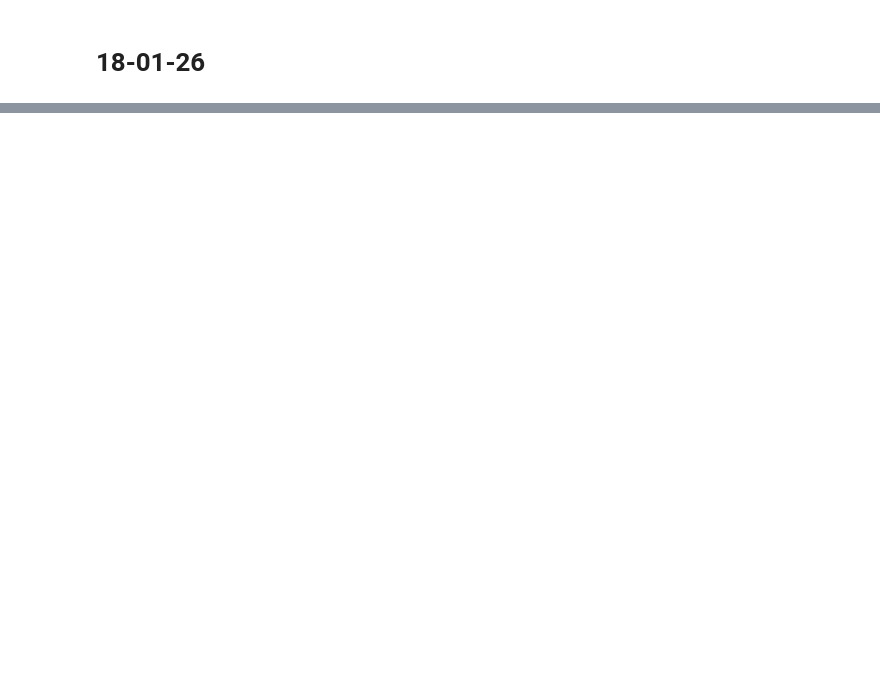
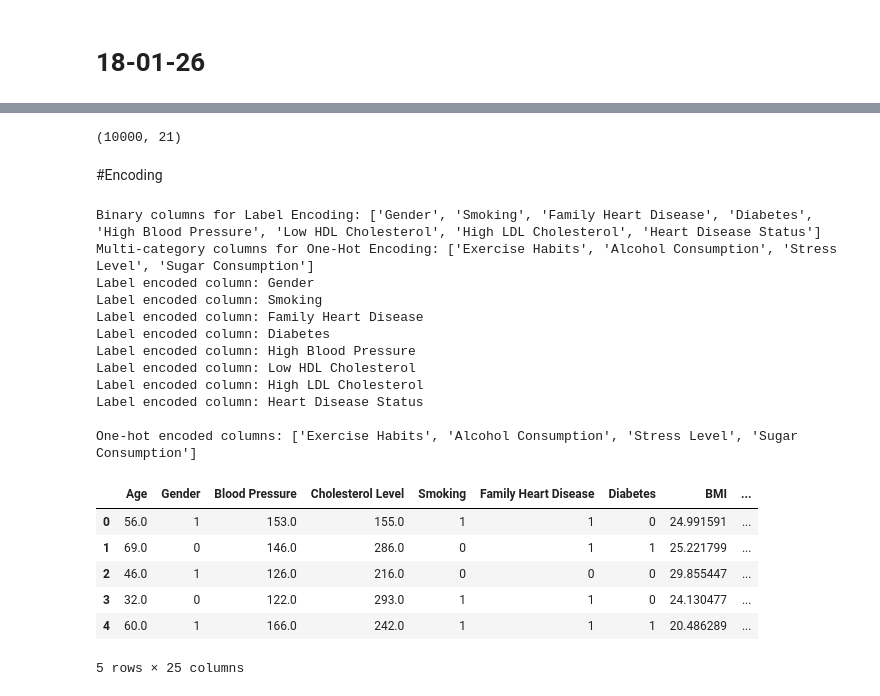
Before and after one commit to touhid0503/Heart_Disease_Diagnosis_Support_System, a Jupyter notebook: HSS.ipynb, the cells around one changed output, grey strips where cells are left out. Cells and saved outputs as stored; diff of their text form; code cells hidden in the pictures; blank space fills up the shorter version.

```diff
--- a/HSS.ipynb
+++ b/HSS.ipynb
@@ -282,0 +82,15 @@ The project demonstrates the effectiveness of machine learning in healthcare ris
+# %%
+numerical_cols_with_missing = df.select_dtypes(include=['float64']).columns
+categorical_cols_with_missing = df.select_dtypes(include=['object']).columns
+
+for col in numerical_cols_with_missing:
+    if df[col].isnull().sum() > 0:
+        median_val = df[col].median()
+        df[col] = df[col].fillna(median_val)
+
+for col in categorical_cols_with_missing:
+    if df[col].isnull().sum() > 0:
+        mode_val = df[col].mode()[0]
+        df[col] = df[col].fillna(mode_val)
+
+display(df.isnull().sum())
@@ -282,0 +116,55 @@ The project demonstrates the effectiveness of machine learning in healthcare ris
+# %%
+df.shape
+# %% [output]
+(10000, 21)
+# %% [markdown]
+#Encoding
+# %%
+from sklearn.preprocessing import LabelEncoder
+
+categorical_cols = df.select_dtypes(include=['object']).columns
+
+binary_cols = []
+multiclass_cols = []
+
+for col in categorical_cols:
+    if df[col].nunique() == 2:
+        binary_cols.append(col)
+    else:
+        multiclass_cols.append(col)
+
+print("Binary columns for Label Encoding:", binary_cols)
+print("Multi-category columns for One-Hot Encoding:", multiclass_cols)
+
+label_encoder = LabelEncoder()
+for col in binary_cols:
+    if col == 'Heart Disease Status':
+        df[col] = df[col].map({'No': 0, 'Yes': 1})
+    else:
+        df[col] = label_encoder.fit_transform(df[col])
+    print(f"Label encoded column: {col}")
+
+df = pd.get_dummies(df, columns=multiclass_cols, drop_first=True)
+print(f"\nOne-hot encoded columns: {multiclass_cols}")
+
+display(df.head())
+# %% [output]
+Binary columns for Label Encoding: ['Gender', 'Smoking', 'Family Heart Disease', 'Diabetes', 'High Blood Pressure', 'Low HDL Cholesterol', 'High LDL Cholesterol', 'Heart Disease Status']
+Multi-category columns for One-Hot Encoding: ['Exercise Habits', 'Alcohol Consumption', 'Stress Level', 'Sugar Consumption']
+Label encoded column: Gender
+Label encoded column: Smoking
+Label encoded column: Family Heart Disease
+Label encoded column: Diabetes
+Label encoded column: High Blood Pressure
+Label encoded column: Low HDL Cholesterol
+Label encoded column: High LDL Cholesterol
+Label encoded column: Heart Disease Status
+
+One-hot encoded columns: ['Exercise Habits', 'Alcohol Consumption', 'Stress Level', 'Sugar Consumption']
+|  | Age | Gender | Blood Pressure | Cholesterol Level | Smoking | Family Heart Disease | Diabetes | BMI | ... |
+| 0 | 56.0 | 1 | 153.0 | 155.0 | 1 | 1 | 0 | 24.991591 | ... |
+| 1 | 69.0 | 0 | 146.0 | 286.0 | 0 | 1 | 1 | 25.221799 | ... |
+| 2 | 46.0 | 1 | 126.0 | 216.0 | 0 | 0 | 0 | 29.855447 | ... |
+| 3 | 32.0 | 0 | 122.0 | 293.0 | 1 | 1 | 0 | 24.130477 | ... |
+| 4 | 60.0 | 1 | 166.0 | 242.0 | 1 | 1 | 1 | 20.486289 | ... |
+5 rows × 25 columns
```
Also changed, not shown: parts of 17 cells of this notebook.
